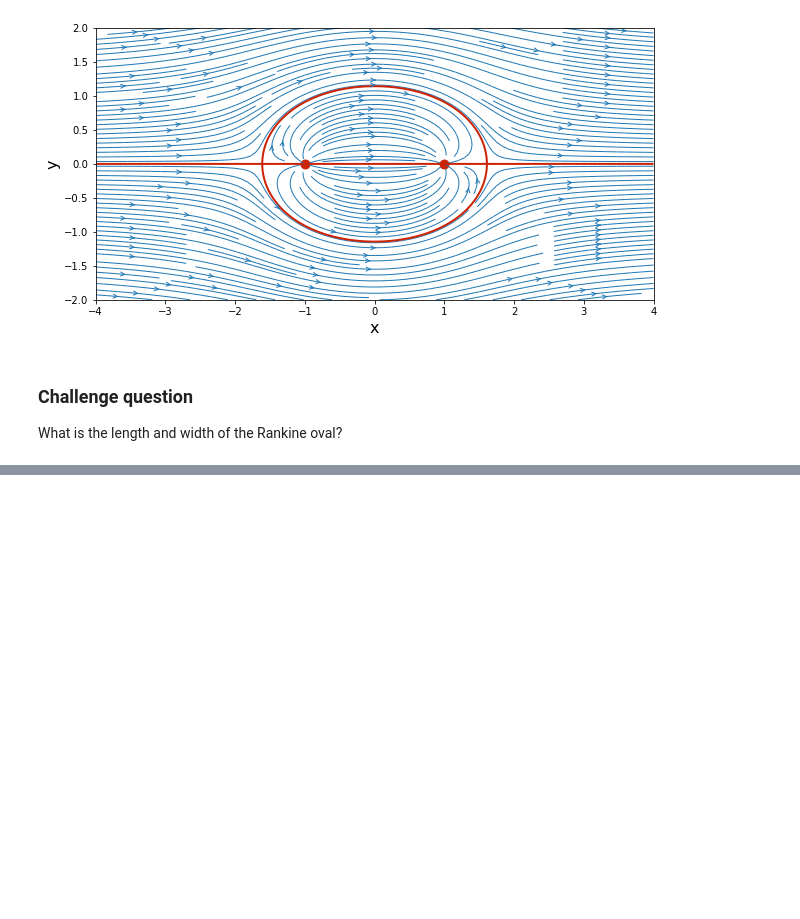
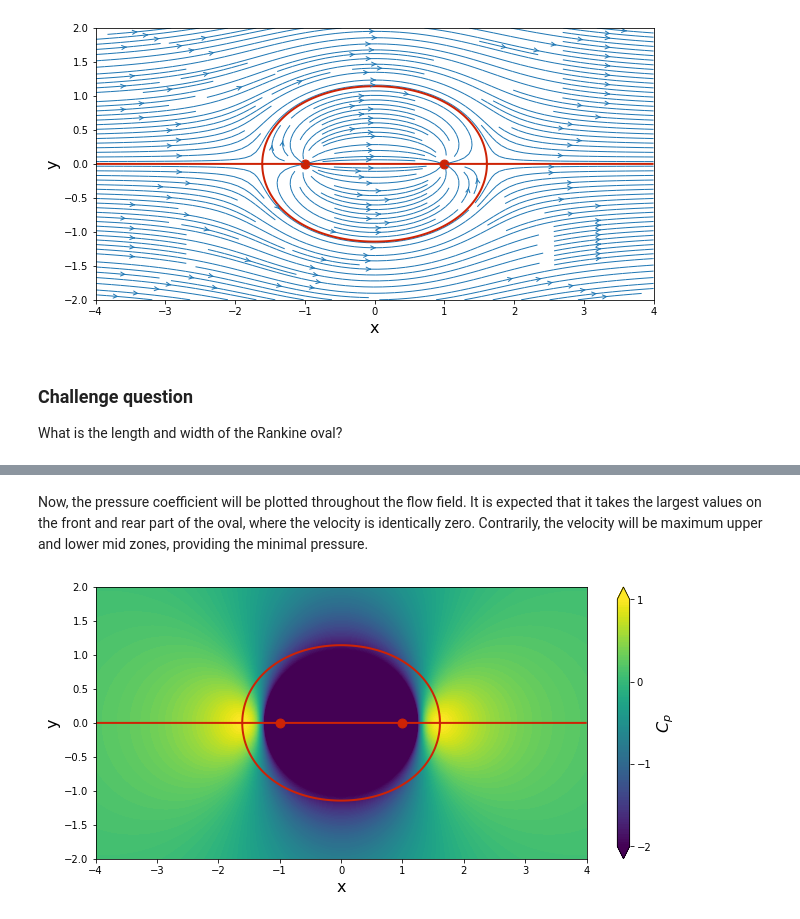
Before and after one commit to riemannsBeard/AeroPython, a Jupyter notebook: lessons/Lesson02.ipynb, the cells around one changed output, grey strips where cells are left out. Saved outputs shown, nothing was run; the diff lists cells and outputs as text; code cells hidden in the pictures; blank space fills up the shorter version.

```diff
--- a/lessons/Lesson02.ipynb
+++ b/lessons/Lesson02.ipynb
@@ -289,0 +333,26 @@ On the other hand, the most distant vertical points coincide with the highest ve
+# %% [markdown]
+Now, the pressure coefficient will be plotted throughout the flow field. It is expected that it takes the largest values on the front and rear part of the oval, where the velocity is identically zero. Contrarily, the velocity will be maximum upper and lower mid zones, providing the minimal pressure.
+# %%
+# Calculation of the pressure coeff
+Cp = 1 - (u**2 + v**2)/u_inf**2
+
+# Plot
+# plot the pressure coefficient field
+width = 10
+height = (y_end - y_start)/(x_end - x_start)*width
+plt.figure(figsize=(1.1*width, height))
+plt.xlabel('x', fontsize=16)
+plt.ylabel('y', fontsize=16)
+plt.xlim(x_start, x_end)
+plt.ylim(y_start, y_end)
+contf = plt.contourf(X, Y, Cp,
+                        levels=np.linspace(-2.0, 1.0, 100), extend='both')
+cbar = plt.colorbar(contf)
+cbar.set_label('$C_p$', fontsize=16)
+cbar.set_ticks([-2.0, -1.0, 0.0, 1.0])
+plt.scatter([x_source, x_sink], [y_source, y_sink],
+               color='#CD2305', s=80, marker='o')
+plt.contour(X, Y, psi,
+               levels=[0.], colors='#CD2305', linewidths=2, linestyles='solid');
+# %% [output]
+[figure, added]
```
Also changed, not shown: parts of 9 cells of this notebook, 1 other file.
